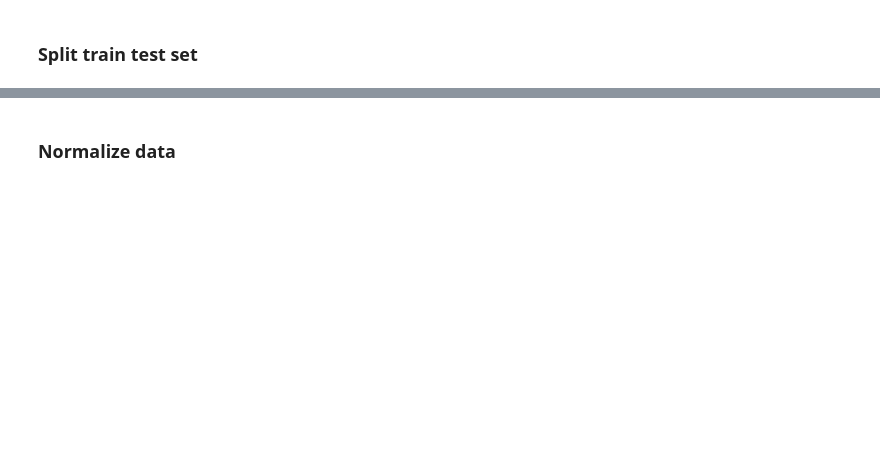
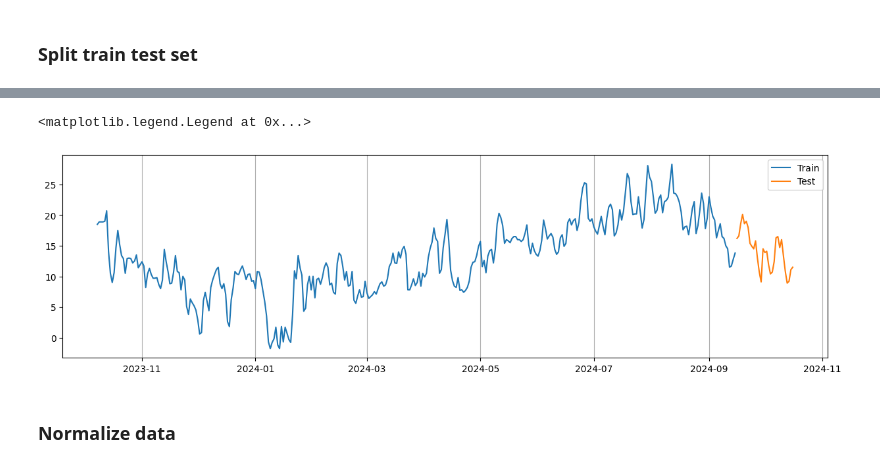
Before and after one commit to dangnguyen2910/temperature_forecasting, a Jupyter notebook: src/lstm.ipynb, the cells around one changed output, grey strips where cells are left out. Cells and saved outputs as stored; diff of their text form; code cells hidden in the pictures; blank space fills up the shorter version.

```diff
--- a/src/lstm.ipynb
+++ b/src/lstm.ipynb
@@ -116,9 +152,12 @@ print(f"Test: {test.shape}")
 # %%
 fig = plt.figure(figsize=(15,4))
 
-plt.plot(train['target'], label='Train')
-plt.plot(test['target'], label='Test')
+plt.plot(train['temp'], label='Train')
+plt.plot(test['temp'], label='Test')
 plt.gca().xaxis.grid()
 plt.legend()
+# %% [output]
+<matplotlib.legend.Legend at 0x...>
+[figure, added]
 # %% [markdown]
 ### Normalize data
```
Also changed, not shown: parts of 18 cells of this notebook.
